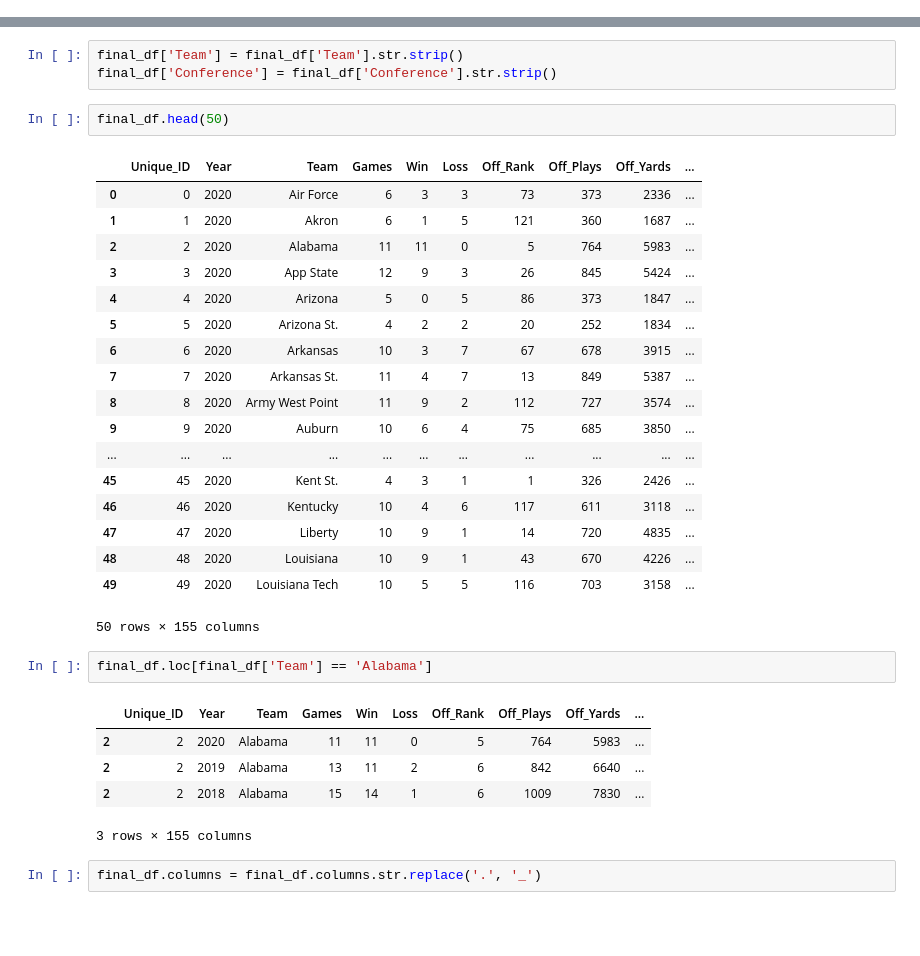
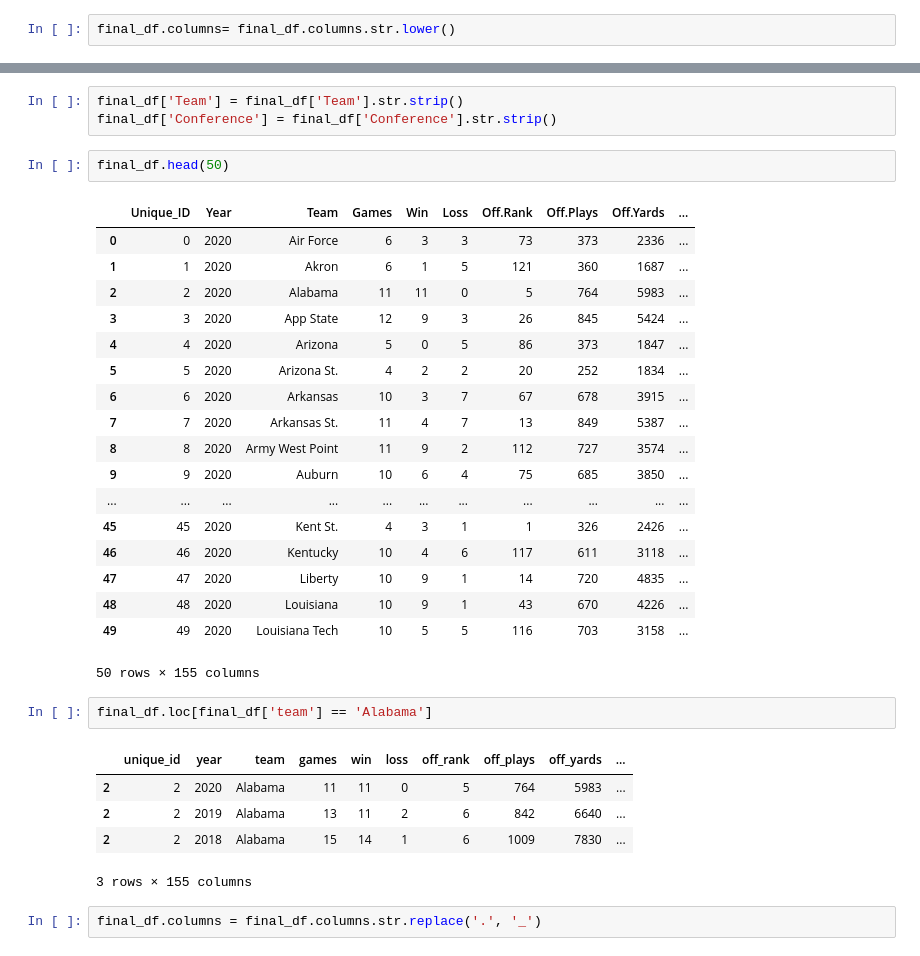
Before and after one commit to jacobhash570/college_football, a Jupyter notebook: data_etl.ipynb, the cells around one changed output, grey strips where cells are left out. Cells and saved outputs as stored; diff of their text form; blank space fills up the shorter version.

Commit message:
Table updates.

```diff
--- a/data_etl.ipynb
+++ b/data_etl.ipynb
@@ -160,3 +160,5 @@ final_df
 | 127 | 127 | 2018 | Wisconsin | 13 | 8 | 5 | 36 | 875 | 5604 | ... |
 | 128 | 128 | 2018 | Wyoming | 12 | 6 | 6 | 118 | 771 | 3969 | ... |
 386 rows × 155 columns
+# %%
+final_df.columns= final_df.columns.str.lower()
@@ -170,7 +188,7 @@ final_df['Conference'] = final_df['Conference'].str.strip()
 # %%
 final_df.head(50)
 # %% [output]
-|  | Unique_ID | Year | Team | Games | Win | Loss | Off_Rank | Off_Plays | Off_Yards | ... |
+|  | Unique_ID | Year | Team | Games | Win | Loss | Off.Rank | Off.Plays | Off.Yards | ... |
 | 0 | 0 | 2020 | Air Force | 6 | 3 | 3 | 73 | 373 | 2336 | ... |
 | 1 | 1 | 2020 | Akron | 6 | 1 | 5 | 121 | 360 | 1687 | ... |
 | 2 | 2 | 2020 | Alabama | 11 | 11 | 0 | 5 | 764 | 5983 | ... |
@@ -189,9 +207,9 @@ final_df.head(50)
 | 49 | 49 | 2020 | Louisiana Tech | 10 | 5 | 5 | 116 | 703 | 3158 | ... |
 50 rows × 155 columns
 # %%
-final_df.loc[final_df['Team'] == 'Alabama']
+final_df.loc[final_df['team'] == 'Alabama']
 # %% [output]
-|  | Unique_ID | Year | Team | Games | Win | Loss | Off_Rank | Off_Plays | Off_Yards | ... |
+|  | unique_id | year | team | games | win | loss | off_rank | off_plays | off_yards | ... |
 | 2 | 2 | 2020 | Alabama | 11 | 11 | 0 | 5 | 764 | 5983 | ... |
 | 2 | 2 | 2019 | Alabama | 13 | 11 | 2 | 6 | 842 | 6640 | ... |
 | 2 | 2 | 2018 | Alabama | 15 | 14 | 1 | 6 | 1009 | 7830 | ... |
```
Also changed, not shown: parts of 49 cells of this notebook, 2 other files.
